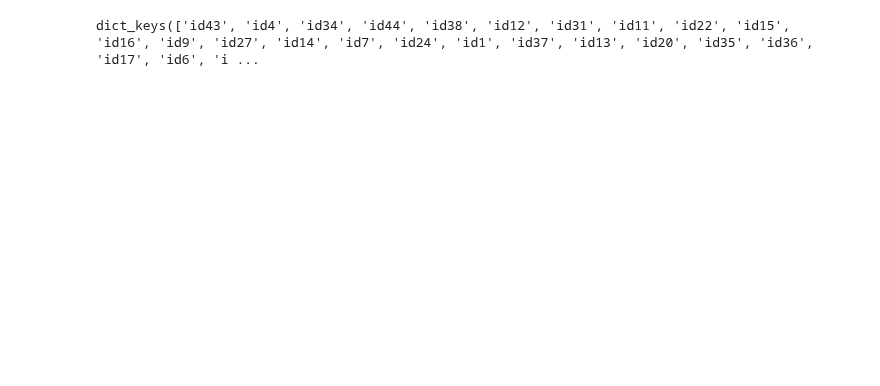
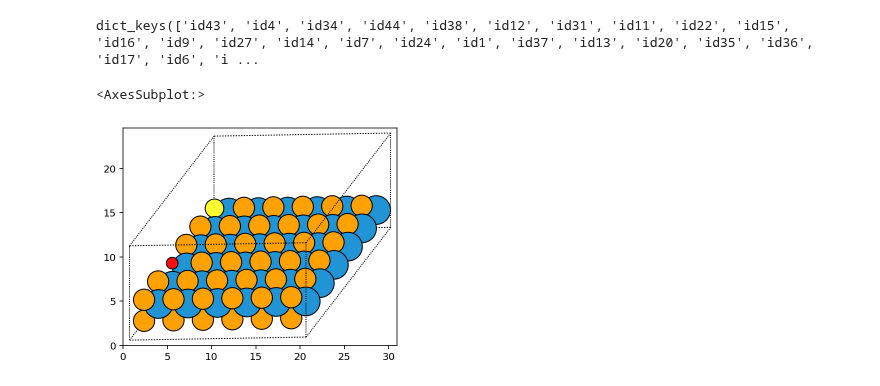
Before and after one commit to HSE-LAMBDA/ai4material_design, a Jupyter notebook: cgcnn.ipynb, the cells around one changed output. Drawn from its saved outputs; the diff is of its cells as text; code cells hidden in the pictures; blank space fills up the shorter version.

Commit message:
Update: matminer & cgcnn

```diff
--- a/cgcnn.ipynb
+++ b/cgcnn.ipynb
@@ -32,31 +36,41 @@ dict_keys(['id43', 'id4', 'id34', 'id44', 'id38', 'id12', 'id31', 'id11', 'id22'
 # %%
 id_prop = []
 defect = 'id2'
 data_root = path(f'datasets/cgcnn_data_format/{defect}')
 data_root.mkdir() if not data_root.exists() else None
 
 
 def init_atom_feat(atoms: ase.Atom):
 
     def compute_species_params(charge):
         element = mendeleev.element(charge)
         return [charge, element.atomic_volume, element.group_id, element.period]
 
     atoms_feat = dict()
     for atom, charge in zip(atoms, atoms.get_atomic_numbers()):
         atoms_feat[atom.index] = compute_species_params(int(charge))
 
     return json.dumps(atoms_feat)
 
-
+matminer_feat = {}
 for idx, item in enumerate(dataset[defect][0]):
     # id, target
     id_prop.append(f'{idx}, {item.get_potential_energy()}\n')
     ase.io.write(data_root.joinpath(f'{idx}.cif'), item, 'cif')
+    matminer_feat[idx] = featurize(pymatgen.io.ase.AseAtomsAdaptor.get_structure(item))
 
 with open(data_root.joinpath('id_prop.csv'), 'w') as f:
     f.writelines(id_prop)
 with open(data_root.joinpath('atom_init.json'), 'w') as f:
     f.writelines(init_atom_feat(dataset[defect][0][0]))
+with open(data_root.joinpath('matminer_feat.json'), 'w') as f:
+    f.writelines(json.dumps(matminer_feat))
+
+
+torch.tensor(list(feat.values())).shape
+plot_atoms(dataset[defect][0][0], rotation='135x,1y,1z')
+# %% [output]
+<AxesSubplot:>
+[figure, added]
 # %%
 # Train
```
Also changed, not shown: parts of 5 cells of this notebook.
